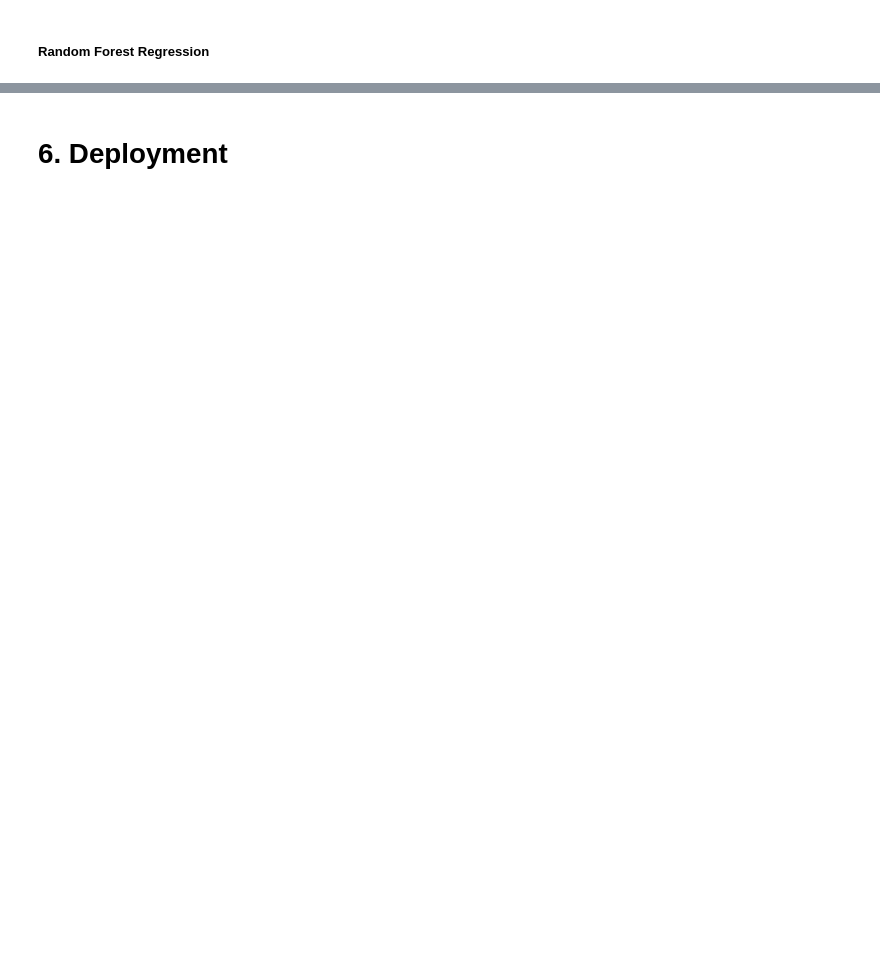
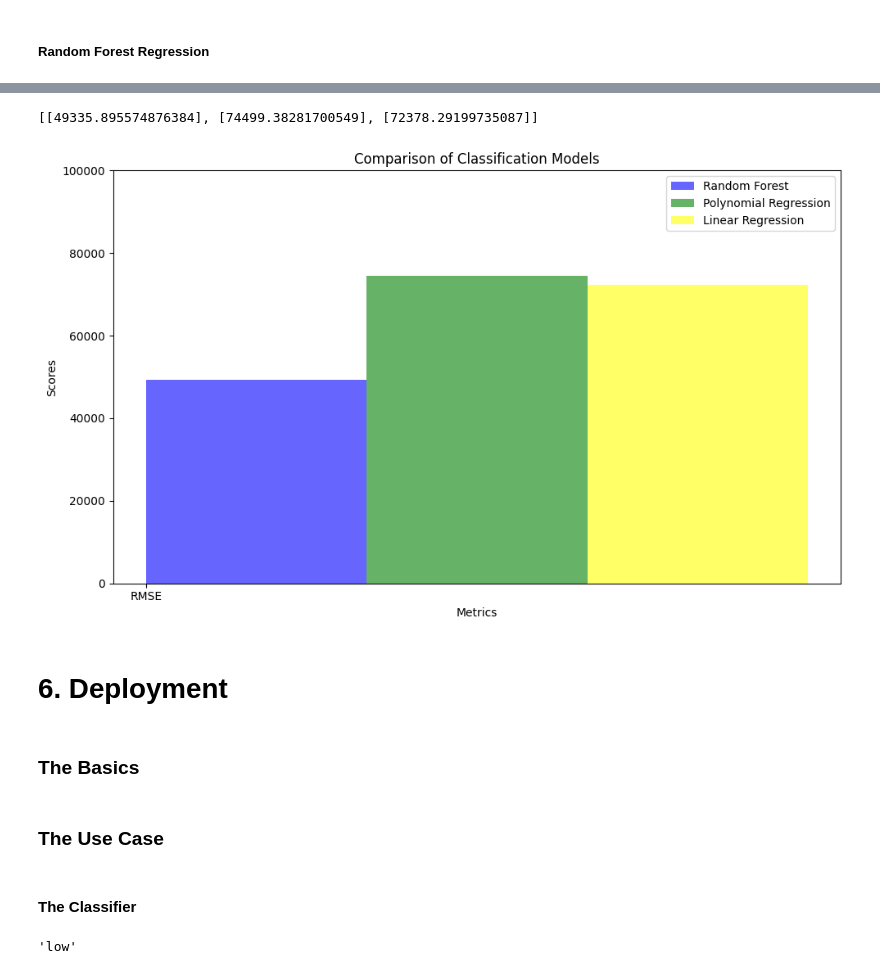
Before and after one commit to chris-hoertnagl/AI-Dojo, a Jupyter notebook: Basics/Ai_Workshop2.ipynb, the cells around one changed output, grey strips where cells are left out. Saved outputs shown, nothing was run; the diff lists cells and outputs as text; code cells hidden in the pictures; blank space fills up the shorter version.

```diff
--- a/Basics/Ai_Workshop2.ipynb
+++ b/Basics/Ai_Workshop2.ipynb
@@ -801,2 +911,32 @@ print("The R2-Score is: " + str(r2_score(y_test_reg, y_pred_rfr)))
+# %%
+metrics_reg2 = ['RMSE']
+models_reg2 = ['Linear Regression', 'Polynomial Regression', 'Random Forest']
+scores_reg2 = [
+    [np.sqrt(mean_squared_error(y_test_reg, y_pred_rfr))],
+    [np.sqrt(mean_squared_error(y_test_reg, y_pred_lin))],
+    [np.sqrt(mean_squared_error(y_test_reg, y_pred_pol))]
+]
+compare_models(models_reg2, scores_reg2, metrics_reg2, 100000)
+# %% [output]
+[[49335.895574876384], [74499.38281700549], [72378.29199735087]]
+[figure, added]
 # %% [markdown]
 # 6. Deployment
+# %% [markdown]
+### The Basics
+# %% [markdown]
+### The Use Case
+# %% [markdown]
+#### The Classifier
+# %%
+class_model = class_knn
+
+def get_house_value_class(lat, long):
+
+  input = pd.DataFrame([{"longitude": long, "latitude": lat}])
+  output = class_model.predict(input)
+  return output[0]
+
+get_house_value_class(35.40609894363971, -119.02387193476541)
+# %% [output]
+'low'
```
Also changed, not shown: parts of 18 cells of this notebook.
